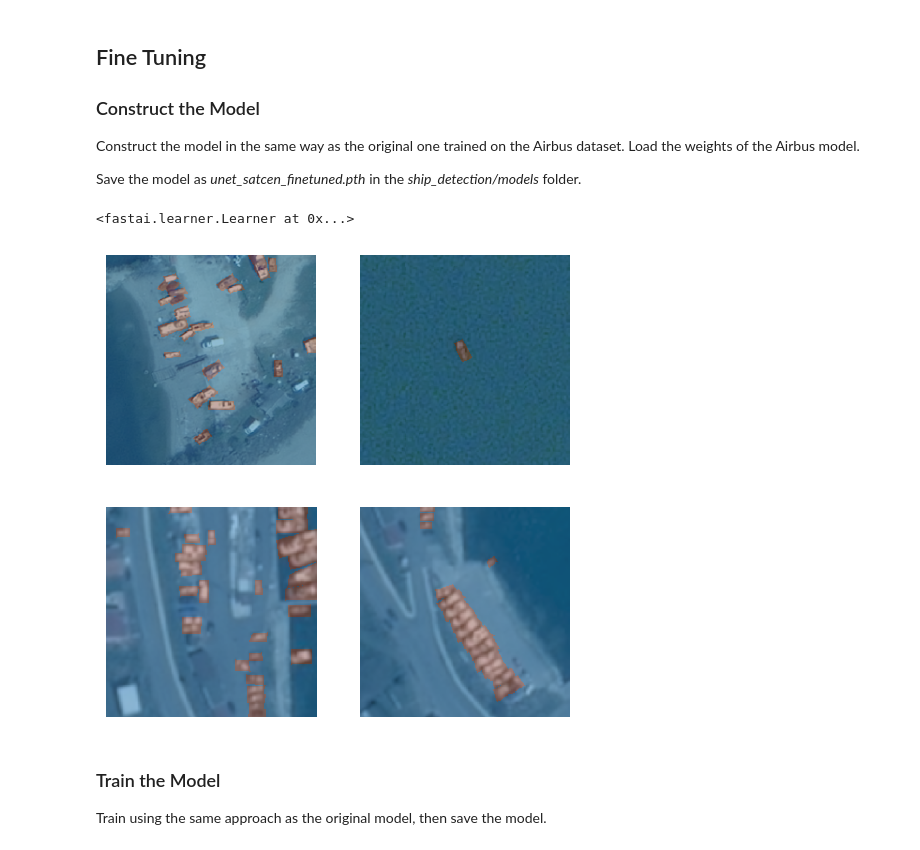
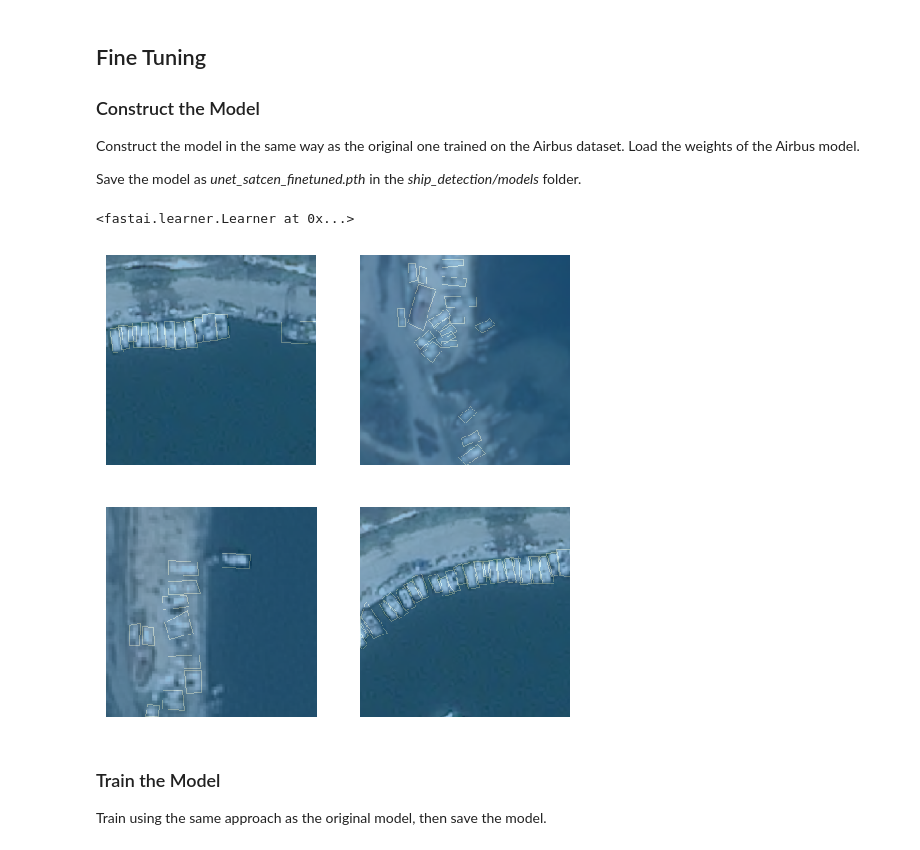
Before and after one commit to TasteDaBombDev/satcen-ship-detection, a Jupyter notebook: ship_detection/unet_finetune_satcen.ipynb, the cells around one changed output. Drawn from its saved outputs; the diff is of its cells as text; code cells hidden in the pictures.

Commit message:
test unet on full satcen dataset

```diff
--- a/ship_detection/unet_finetune_satcen.ipynb
+++ b/ship_detection/unet_finetune_satcen.ipynb
@@ -179,34 +183,33 @@ Construct the model in the same way as the original one trained on the Airbus da
 Save the model as *unet_satcen_finetuned.pth* in the *ship_detection/models* folder.
 # %%
 # define a function that gets the label for a given image
-def label_func(fn): return satcen_path/'labeled_images_binary'/f'{fn.stem}_L.png'
+def label_func(fn): return satcen_path/'labeled_images_binary'/f'{fn.stem}.png'
 
 # create a datablock
 dblock = DataBlock(
     blocks=(ImageBlock, MaskBlock(np.loadtxt(satcen_path/'codes.txt', dtype=str))),
     get_items=get_image_files,
     get_y=label_func,
     item_tfms=Resize(224) # resize images to 224x224
 )
 
 # load the data in the datablock
-torch.cuda.init()
 dls = dblock.dataloaders(satcen_path/'train_pictures/', bs=4, device=torch.device('cuda'))
 
 dls.show_batch(max_n=4)
 
 # create the learner
 unet = unet_learner(dls, googlenet,
     self_attention=True,
     loss_func=FocalLoss(),
     lr=1e-4
 )
 
 # load the model
 unet.load('unet_googlenet')
 # %% [output]
 <fastai.learner.Learner at 0x...>
-[figure, old version]
+[figure, new version]
 # %% [markdown]
 ### Train the Model
 
```
Also changed, not shown: parts of 14 cells of this notebook, 1 other file.
